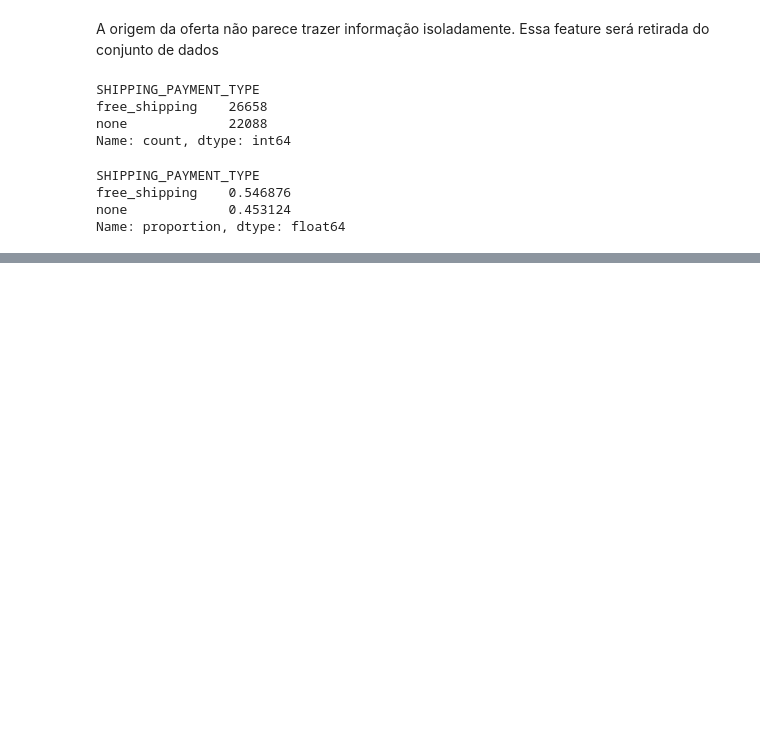
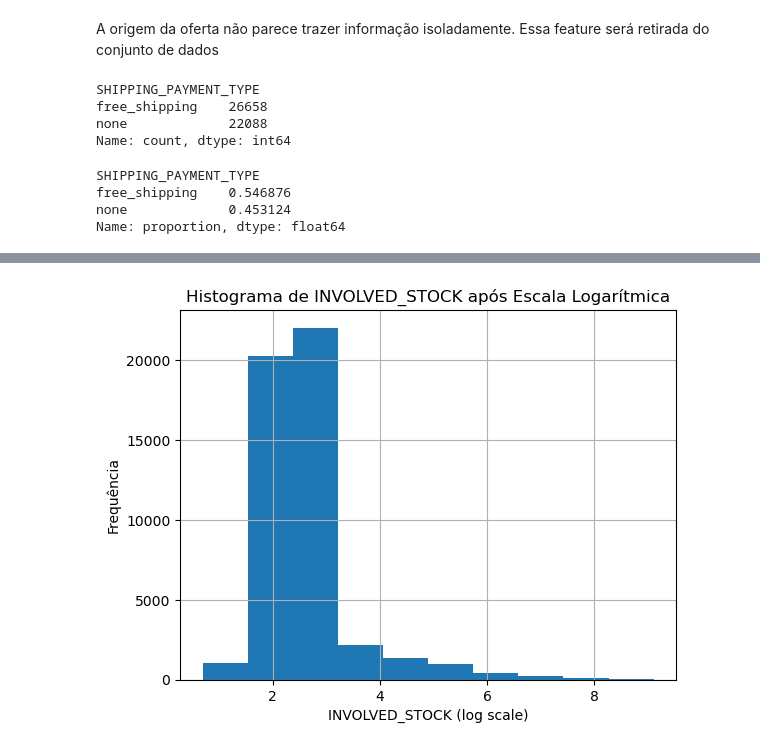
Before and after one commit to remarchese/meli_technical_challenge, a Jupyter notebook: DS Challenge - Case 1.ipynb, the cells around one changed output, grey strips where cells are left out. Cells and saved outputs as stored; diff of their text form; code cells hidden in the pictures; blank space fills up the shorter version.

```diff
--- a/DS Challenge - Case 1.ipynb
+++ b/DS Challenge - Case 1.ipynb
@@ -279,0 +393,10 @@ Como 54% das ofertas tiveram envio gratuito (free_shipping), imagina-se que os d
+# %%
+# Aplicando a escala logaritmica aos dados para melhorar a visualização
+df['INVOLVED_STOCK_log'] = np.log1p(df['INVOLVED_STOCK'])
+df['INVOLVED_STOCK_log'].hist()
+plt.xlabel('INVOLVED_STOCK (log scale)')
+plt.ylabel('Frequência')
+plt.title('Histograma de INVOLVED_STOCK após Escala Logarítmica')
+plt.show()
+# %% [output]
+[figure, added]
```
Also changed, not shown: parts of 24 cells of this notebook.
